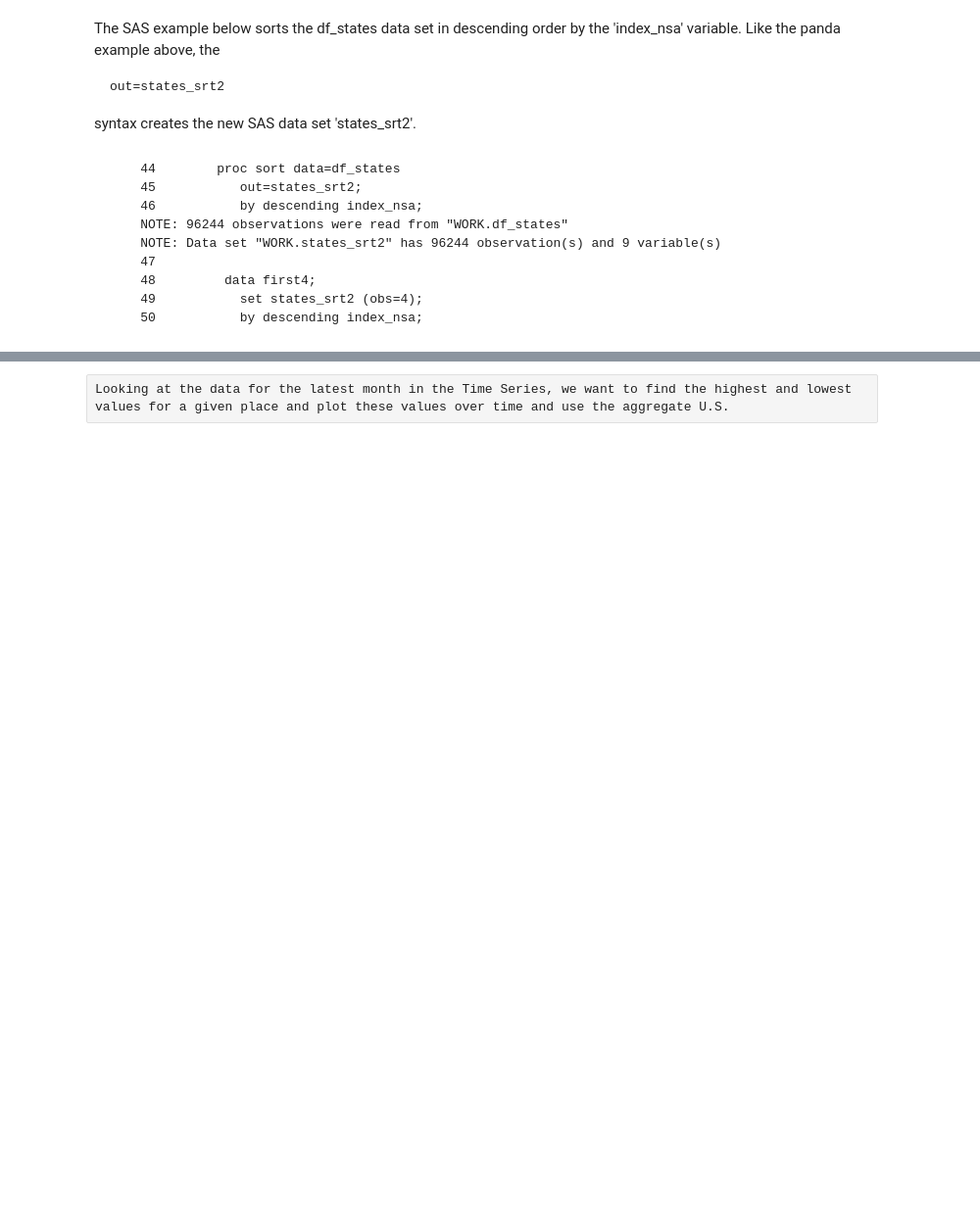
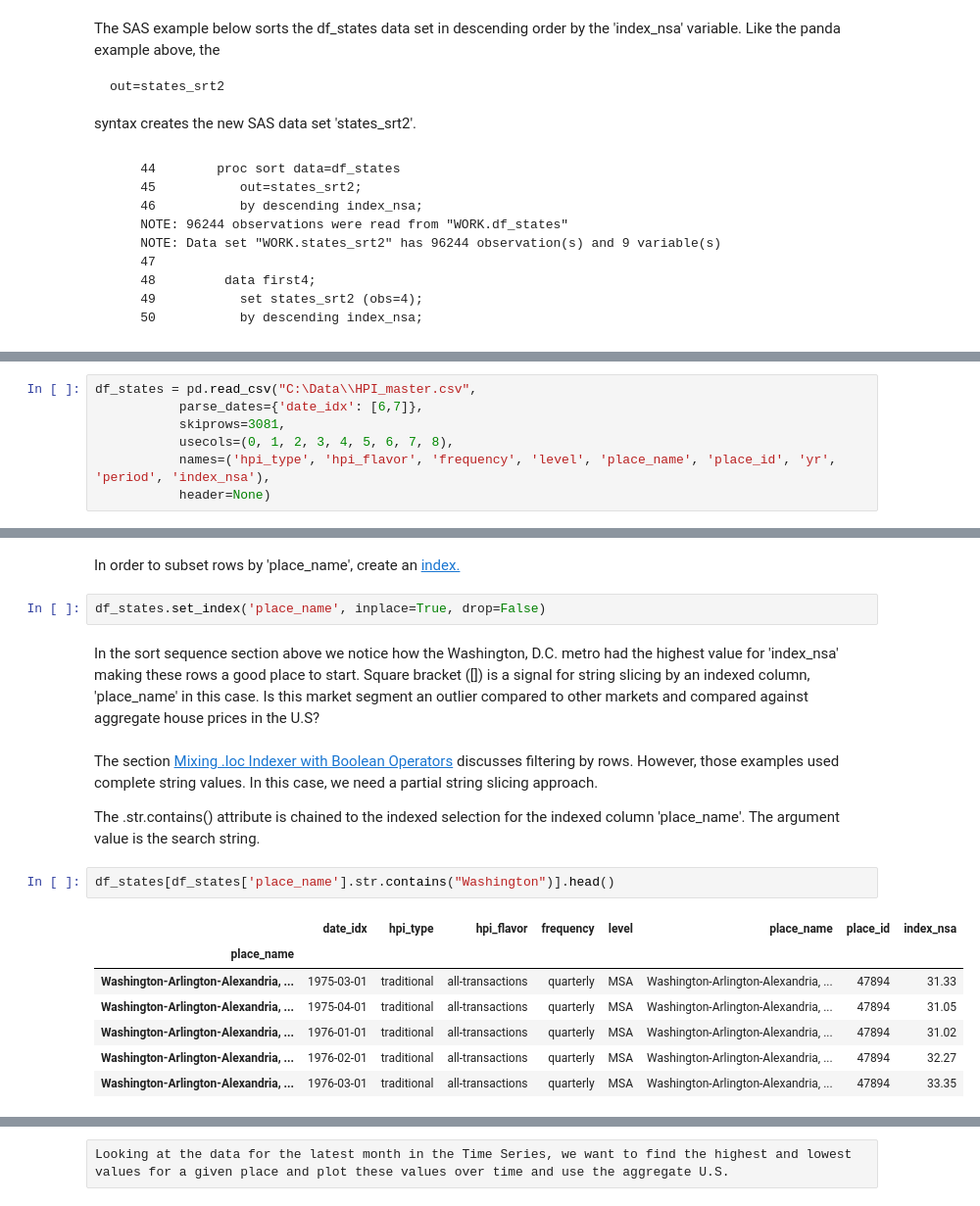
Before and after one commit to RandyBetancourt/PythonForSASUsers, a Jupyter notebook: Chapter 09 -- Panda Time Series and Date Handling.ipynb, the cells around one changed output, grey strips where cells are left out. Shown at 98% size. Cells and saved outputs as stored; diff of their text form; blank space fills up the shorter version.

```diff
--- a/Chapter 09 -- Panda Time Series and Date Handling.ipynb
+++ b/Chapter 09 -- Panda Time Series and Date Handling.ipynb
@@ -564,0 +578,7 @@ In the case of the aggregate U.S. housing index (DataFrame 'df_us') created abov
+# %%
+df_states = pd.read_csv("C:\Data\\HPI_master.csv",
+           parse_dates={'date_idx': [6,7]},
+           skiprows=3081,
+           usecols=(0, 1, 2, 3, 4, 5, 6, 7, 8),
+           names=('hpi_type', 'hpi_flavor', 'frequency', 'level', 'place_name', 'place_id', 'yr', 'period', 'index_nsa'),
+           header=None)
@@ -572,0 +643,20 @@ states_srt2.groupby('level').count()
+# %% [markdown]
+In order to subset rows by 'place_name', create an <a href="http://nbviewer.jupyter.org/github/RandyBetancourt/PythonForSASUsers/blob/master/Chapter%2005%20--%20Understanding%20Indexes.ipynb#Setting-and-resetting-Indicies">index.
+# %%
+df_states.set_index('place_name', inplace=True, drop=False)
+# %% [markdown]
+In the sort sequence section above we notice how the Washington, D.C. metro had the highest value for 'index_nsa' making these rows a good place to start. Square bracket ([]) is a signal for string slicing by an indexed column, 'place_name' in this case.  Is this market segment an outlier compared to other markets and compared against aggregate house prices in the U.S?
+# %% [markdown]
+The section <a href="http://nbviewer.jupyter.org/github/RandyBetancourt/PythonForSASUsers/blob/master/Chapter%2005%20--%20Understanding%20Indexes.ipynb#Mixing-.loc-Indexer-with-Boolean-Operators">Mixing .loc Indexer with Boolean Operators</a> discusses filtering by rows.  However, those examples used complete string values.  In this case, we need a partial string slicing approach.
+
+The .str.contains() attribute is chained to the indexed selection for the indexed column 'place_name'.  The argument value is the search string.
+# %%
+df_states[df_states['place_name'].str.contains("Washington")].head()
+# %% [output]
+|  | date_idx | hpi_type | hpi_flavor | frequency | level | place_name | place_id | index_nsa |
+| place_name |  |  |  |  |  |  |  |  |
+| Washington-Arlington-Alexandria, ... | 1975-03-01 | traditional | all-transactions | quarterly | MSA | Washington-Arlington-Alexandria, ... | 47894 | 31.33 |
+| Washington-Arlington-Alexandria, ... | 1975-04-01 | traditional | all-transactions | quarterly | MSA | Washington-Arlington-Alexandria, ... | 47894 | 31.05 |
+| Washington-Arlington-Alexandria, ... | 1976-01-01 | traditional | all-transactions | quarterly | MSA | Washington-Arlington-Alexandria, ... | 47894 | 31.02 |
+| Washington-Arlington-Alexandria, ... | 1976-02-01 | traditional | all-transactions | quarterly | MSA | Washington-Arlington-Alexandria, ... | 47894 | 32.27 |
+| Washington-Arlington-Alexandria, ... | 1976-03-01 | traditional | all-transactions | quarterly | MSA | Washington-Arlington-Alexandria, ... | 47894 | 33.35 |
```
Also changed, not shown: parts of 80 cells of this notebook.
